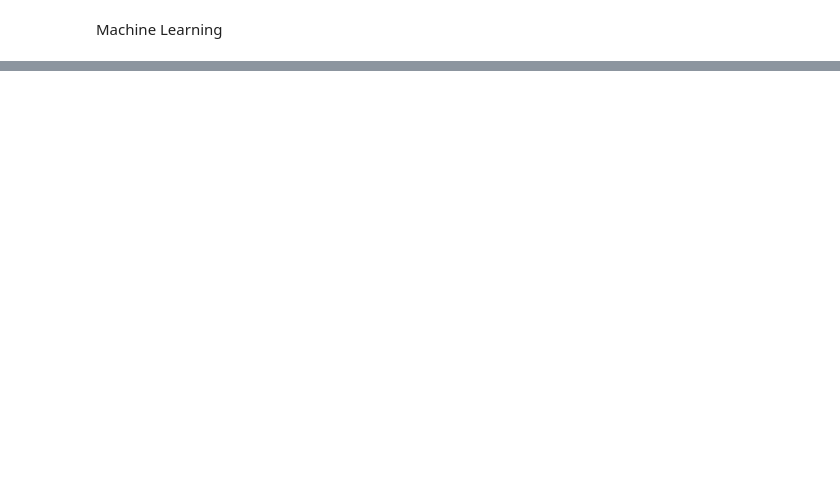
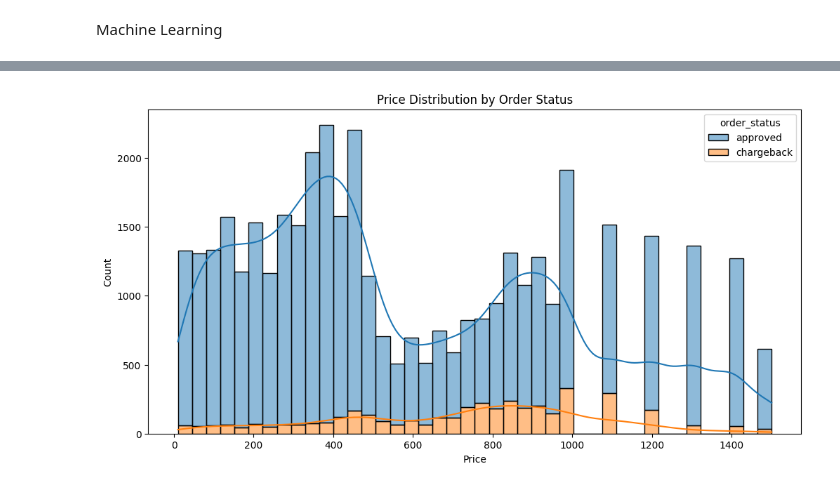
Before and after one commit to taliarosenkranz/TranSecure, a Jupyter notebook: Fraud_prediction.ipynb, the cells around one changed output, grey strips where cells are left out. Cells and saved outputs as stored; diff of their text form; code cells hidden in the pictures; blank space fills up the shorter version.

```diff
--- a/Fraud_prediction.ipynb
+++ b/Fraud_prediction.ipynb
@@ -109,0 +189,3 @@ plt.show()
+# %%
+#creating bins to split up age groups
+df['account_age_group'] = pd.cut(df['customer_account_age'], bins=7, labels=['1', '2', '3', '4', '5', '6', '7'])
@@ -111,0 +247,12 @@ plt.show()
+# %%
+# Encode 'order_status' as numeric categories
+df['order_status'] = df['order_status'].astype('category').cat.codes
+
+# Encode 'order_source' as numeric categories
+df['order_source'] = df['order_source'].astype('category').cat.codes
+
+# Encode 'status' as numeric categories
+df['status'] = df['status'].astype('category').cat.codes
+
+# Now, all columns should be numeric or boolean
+print(df.dtypes)
@@ -111,0 +1043,15 @@ plt.show()
+# %%
+from sklearn.preprocessing import StandardScaler
+# Select columns that likely need normalization
+columns_to_normalize = ['price', 'customer_account_age', 'shipping_name_length']
+
+# Initialize StandardScaler
+scaler = StandardScaler()
+
+# Normalize the selected columns
+df[columns_to_normalize] = scaler.fit_transform(df[columns_to_normalize])
+
+# Check summary statistics after normalization
+print("Summary statistics after normalization:")
+df[columns_to_normalize].hist(bins=20, figsize=(20, 15))
+plt.show()
@@ -111,0 +1095,14 @@ plt.show()
+# %%
+import matplotlib.pyplot as plt
+import seaborn as sns
+
+
+# Histogram to show the frequency distribution of prices by status
+plt.figure(figsize=(12, 6))
+sns.histplot(data=df, x='price', hue='order_status', multiple='stack', kde=True)
+plt.title('Price Distribution by Order Status')
+plt.xlabel('Price')
+plt.ylabel('Count')
+plt.show()
+# %% [output]
+[figure, added]
```
Also changed, not shown: parts of 49 cells of this notebook.
